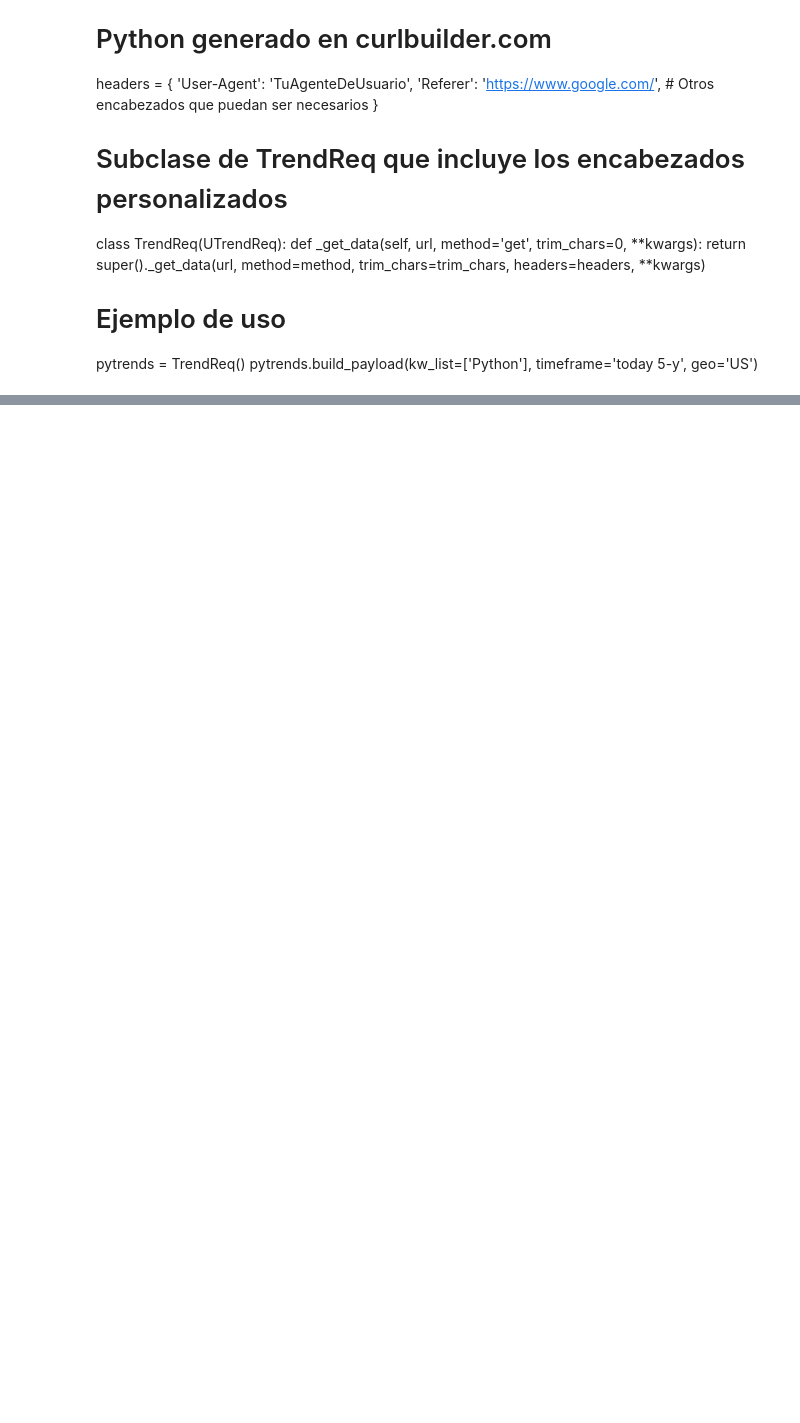
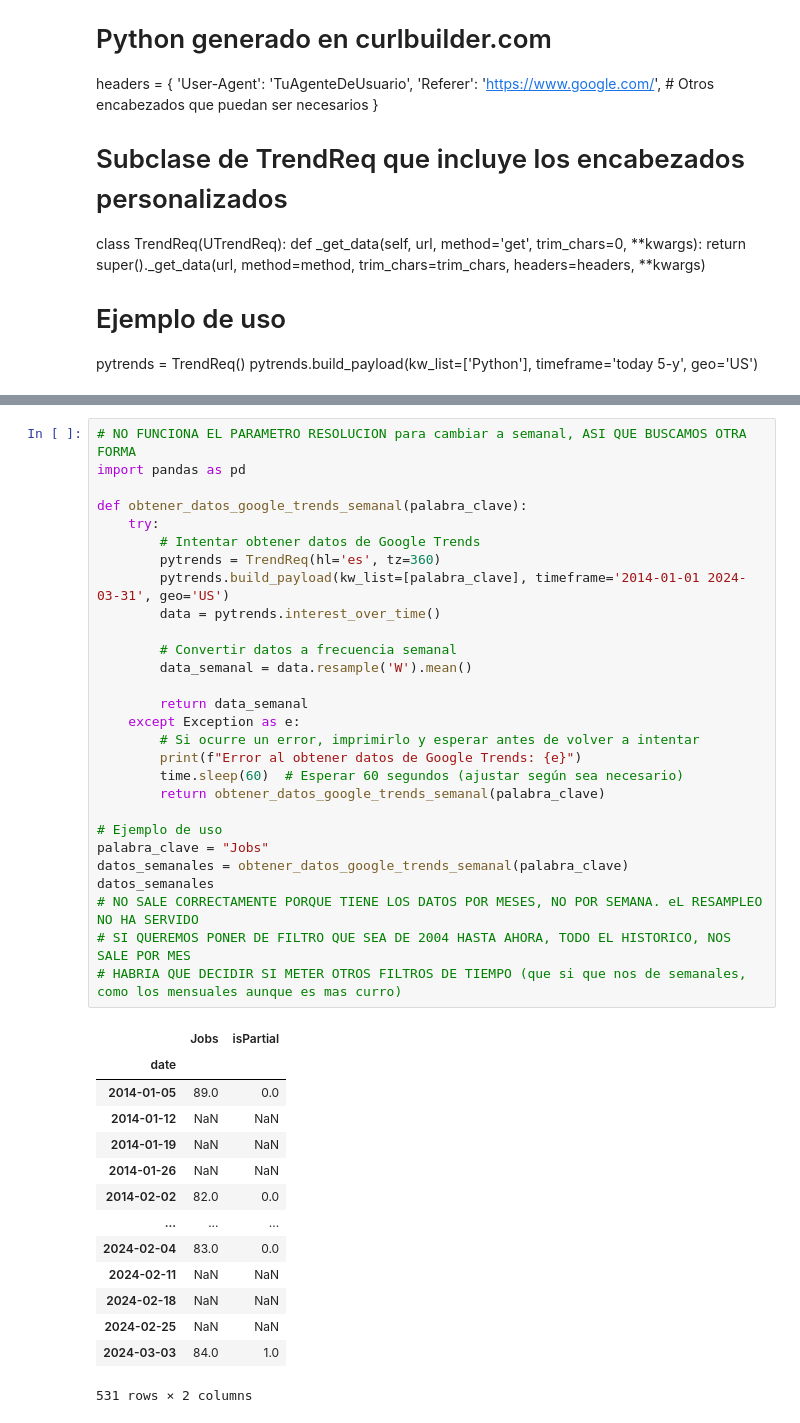
Before and after one commit to cris-jimenez89/BORRADOR-DESAFIO-TRIPULACIONES, a Jupyter notebook: nuevos notebooks/PRUEBA PYTRENDS actualizada.ipynb, the cells around one changed output, grey strips where cells are left out. Cells and saved outputs as stored; diff of their text form; blank space fills up the shorter version.

```diff
--- a/nuevos notebooks/PRUEBA PYTRENDS.ipynb
+++ b/nuevos notebooks/PRUEBA PYTRENDS actualizada.ipynb
@@ -301,0 +371,43 @@ pytrends.build_payload(kw_list=['Python'], timeframe='today 5-y', geo='US')
+# %%
+# NO FUNCIONA EL PARAMETRO RESOLUCION para cambiar a semanal, ASI QUE BUSCAMOS OTRA FORMA
+import pandas as pd
+
+def obtener_datos_google_trends_semanal(palabra_clave):
+    try:
+        # Intentar obtener datos de Google Trends
+        pytrends = TrendReq(hl='es', tz=360)
+        pytrends.build_payload(kw_list=[palabra_clave], timeframe='2014-01-01 2024-03-31', geo='US')
+        data = pytrends.interest_over_time()
+
+        # Convertir datos a frecuencia semanal
+        data_semanal = data.resample('W').mean()
+
+        return data_semanal
+    except Exception as e:
+        # Si ocurre un error, imprimirlo y esperar antes de volver a intentar
+        print(f"Error al obtener datos de Google Trends: {e}")
+        time.sleep(60)  # Esperar 60 segundos (ajustar según sea necesario)
+        return obtener_datos_google_trends_semanal(palabra_clave)
+
+# Ejemplo de uso
+palabra_clave = "Jobs"
+datos_semanales = obtener_datos_google_trends_semanal(palabra_clave)
+datos_semanales
+# NO SALE CORRECTAMENTE PORQUE TIENE LOS DATOS POR MESES, NO POR SEMANA. eL RESAMPLEO NO HA SERVIDO
+# SI QUEREMOS PONER DE FILTRO QUE SEA DE 2004 HASTA AHORA, TODO EL HISTORICO, NOS SALE POR MES
+# HABRIA QUE DECIDIR SI METER OTROS FILTROS DE TIEMPO (que si que nos de semanales, como los mensuales aunque es mas curro)
+# %% [output]
+|  | Jobs | isPartial |
+| date |  |  |
+| 2014-01-05 | 89.0 | 0.0 |
+| 2014-01-12 | NaN | NaN |
+| 2014-01-19 | NaN | NaN |
+| 2014-01-26 | NaN | NaN |
+| 2014-02-02 | 82.0 | 0.0 |
+| ... | ... | ... |
+| 2024-02-04 | 83.0 | 0.0 |
+| 2024-02-11 | NaN | NaN |
+| 2024-02-18 | NaN | NaN |
+| 2024-02-25 | NaN | NaN |
+| 2024-03-03 | 84.0 | 1.0 |
+531 rows × 2 columns
```
Also changed, not shown: parts of 2 cells of this notebook.
